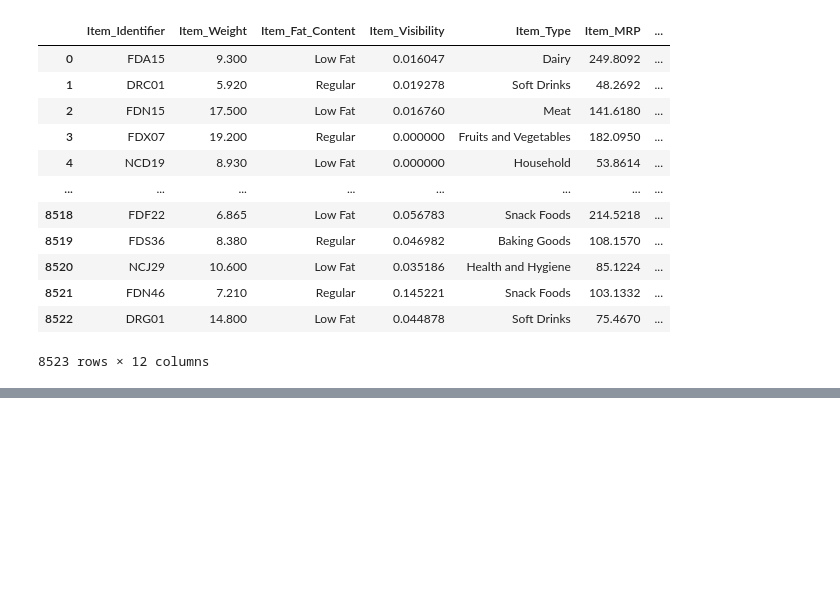
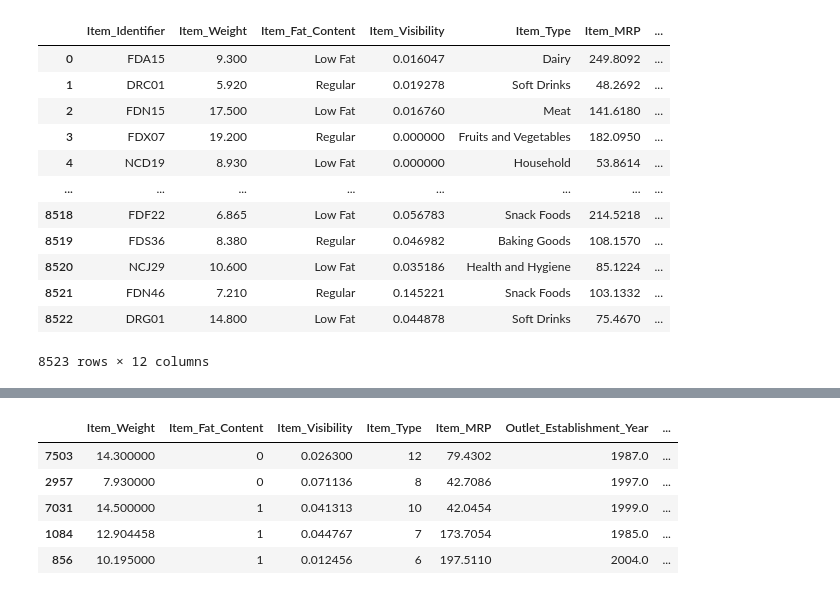
Before and after one commit to rajasreekalli/sales_predicions, a Jupyter notebook: Sales_Prediction_Final.ipynb, the cells around one changed output, grey strips where cells are left out. Saved outputs shown, nothing was run; the diff lists cells and outputs as text; code cells hidden in the pictures; blank space fills up the shorter version.

```diff
--- a/Sales_Prediction_Final.ipynb
+++ b/Sales_Prediction_Final.ipynb
@@ -303,0 +280,37 @@ from sklearn.ensemble import BaggingRegressor
+# %%
+Item_Fat_Content	 = {'Low Fat': 0, 'Regular': 1}
+Outlet_Size = {'Small': 0, 'Medium': 1, 'High': 2}
+Outlet_Location_Type = {'Tier 1': 0, 'Tier 2': 1, 'Tier 3': 2}
+Outlet_Type = {'Grocery Store': 0, 'Supermarket Type1': 1, 'Supermarket Type2': 2, 'Supermarket Type3': 3}
+Item_Type = {'Others': 0,
+             'Starchy Foods': 1,
+             'Breakfast': 2,
+             'Seafood': 3,
+             'Hard Drinks': 4,
+             'Breads': 5,
+             'Meat': 6,
+             'Soft Drinks': 7,
+             'Health and Hygiene': 8,
+             'Baking Goods': 9,
+             'Canned': 10,
+             'Dairy': 11,
+             'Frozen Foods': 12,
+             'Household': 13,
+             'Snack Foods': 14,
+             'Fruits and Vegetables': 15}
+
+# apply the dictionary to the column in the train set
+X_test['Item_Fat_Content'] = X_test['Item_Fat_Content'].replace(Item_Fat_Content)
+X_test['Outlet_Size'] = X_test['Outlet_Size'].replace(Outlet_Size)
+X_test['Outlet_Type'] = X_test['Outlet_Type'].replace(Outlet_Type)
+X_test['Outlet_Location_Type'] = X_test['Outlet_Location_Type'].replace(Outlet_Location_Type)
+X_test['Item_Type'] = X_test['Item_Type'].replace(Item_Type)
+# view the dataframe to make sure it worked
+X_test.head()
+# %% [output]
+|  | Item_Weight | Item_Fat_Content | Item_Visibility | Item_Type | Item_MRP | Outlet_Establishment_Year | ... |
+| 7503 | 14.300000 | 0 | 0.026300 | 12 | 79.4302 | 1987.0 | ... |
+| 2957 | 7.930000 | 0 | 0.071136 | 8 | 42.7086 | 1997.0 | ... |
+| 7031 | 14.500000 | 1 | 0.041313 | 10 | 42.0454 | 1999.0 | ... |
+| 1084 | 12.904458 | 1 | 0.044767 | 7 | 173.7054 | 1985.0 | ... |
+| 856 | 10.195000 | 1 | 0.012456 | 6 | 197.5110 | 2004.0 | ... |
```
Also changed, not shown: parts of 97 cells of this notebook.
